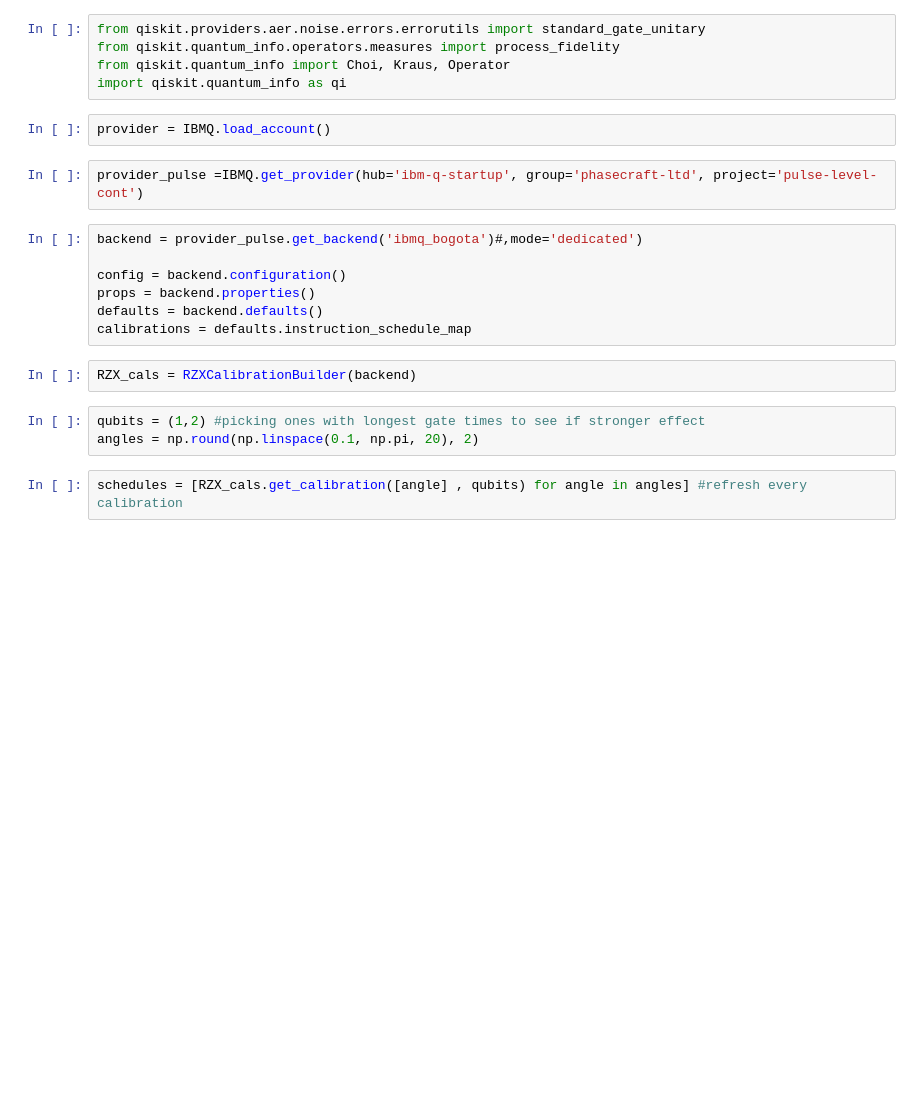
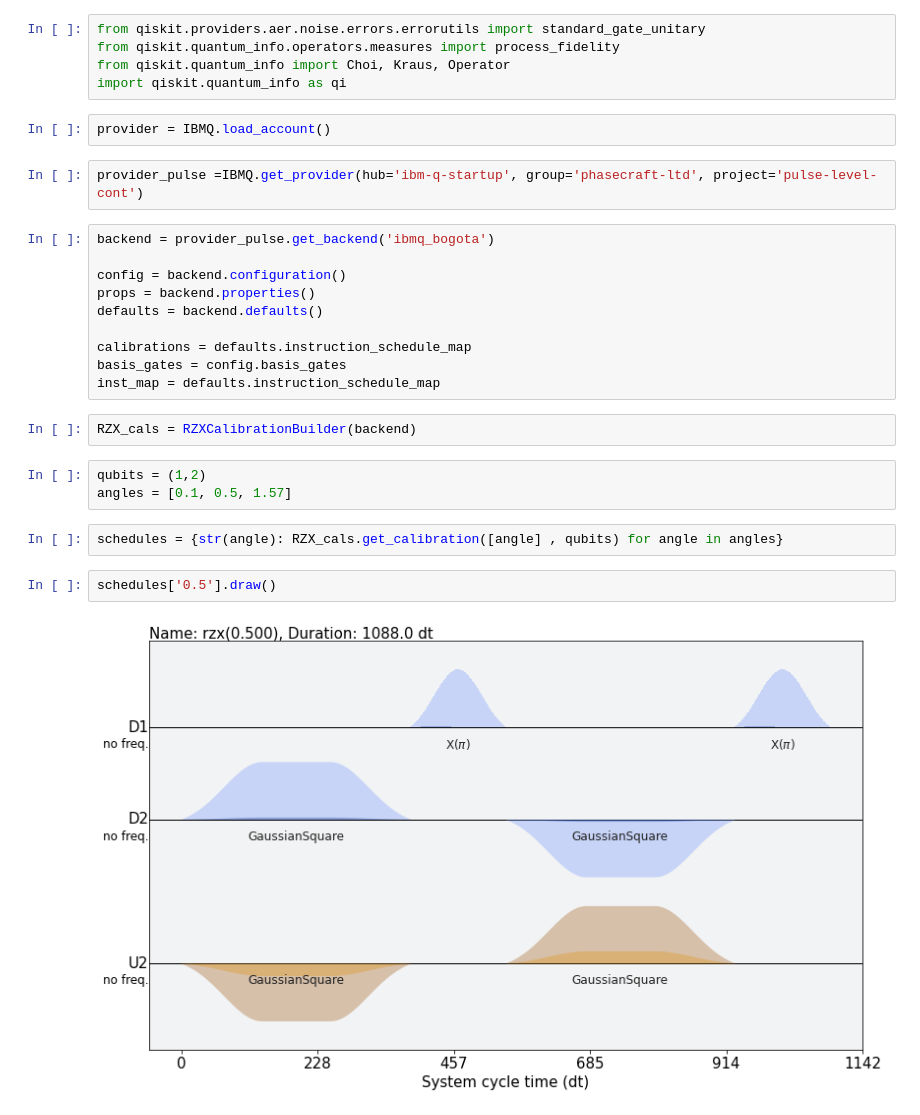
Before and after one commit to laura-clinton/py_grouparticles, a Jupyter notebook: 2qTomography.ipynb, the cells around one changed output. Cells and saved outputs as stored; diff of their text form; blank space fills up the shorter version.

```diff
--- a/2qTomography.ipynb
+++ b/2qTomography.ipynb
@@ -35,16 +28,23 @@ provider = IBMQ.load_account()
 # %%
 provider_pulse =IBMQ.get_provider(hub='ibm-q-startup', group='phasecraft-ltd', project='pulse-level-cont')
 # %%
-backend = provider_pulse.get_backend('ibmq_bogota')#,mode='dedicated')
+backend = provider_pulse.get_backend('ibmq_bogota')
 
 config = backend.configuration()
 props = backend.properties()
 defaults = backend.defaults()
+
 calibrations = defaults.instruction_schedule_map
+basis_gates = config.basis_gates
+inst_map = defaults.instruction_schedule_map
 # %%
 RZX_cals = RZXCalibrationBuilder(backend)
 # %%
-qubits = (1,2) #picking ones with longest gate times to see if stronger effect
-angles = np.round(np.linspace(0.1, np.pi, 20), 2)
+qubits = (1,2)
+angles = [0.1, 0.5, 1.57]
 # %%
-schedules = [RZX_cals.get_calibration([angle] , qubits) for angle in angles] #refresh every calibration
+schedules = {str(angle): RZX_cals.get_calibration([angle] , qubits) for angle in angles}
+# %%
+schedules['0.5'].draw()
+# %% [output]
+[figure, added]
```
Also changed, not shown: parts of 16 cells of this notebook.
